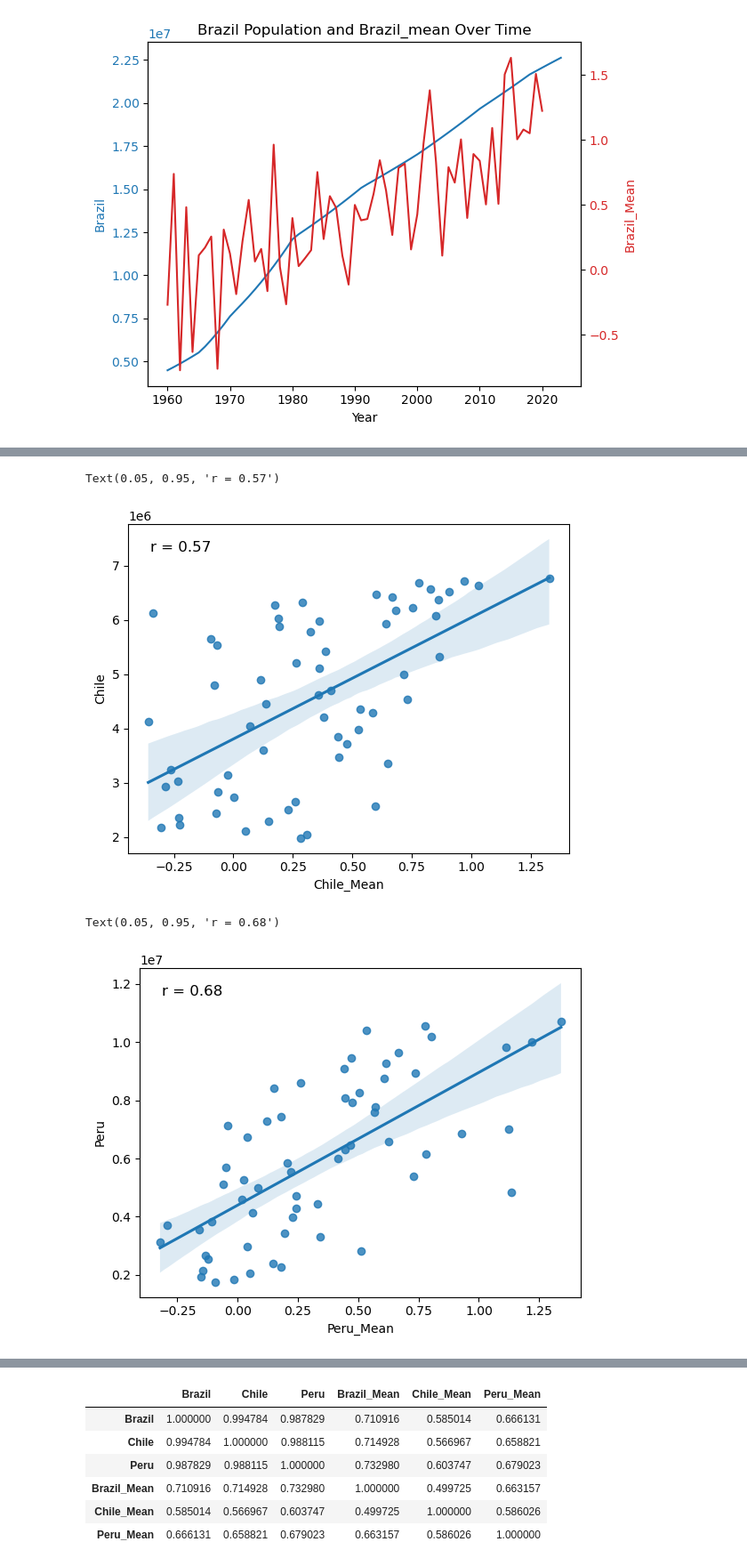
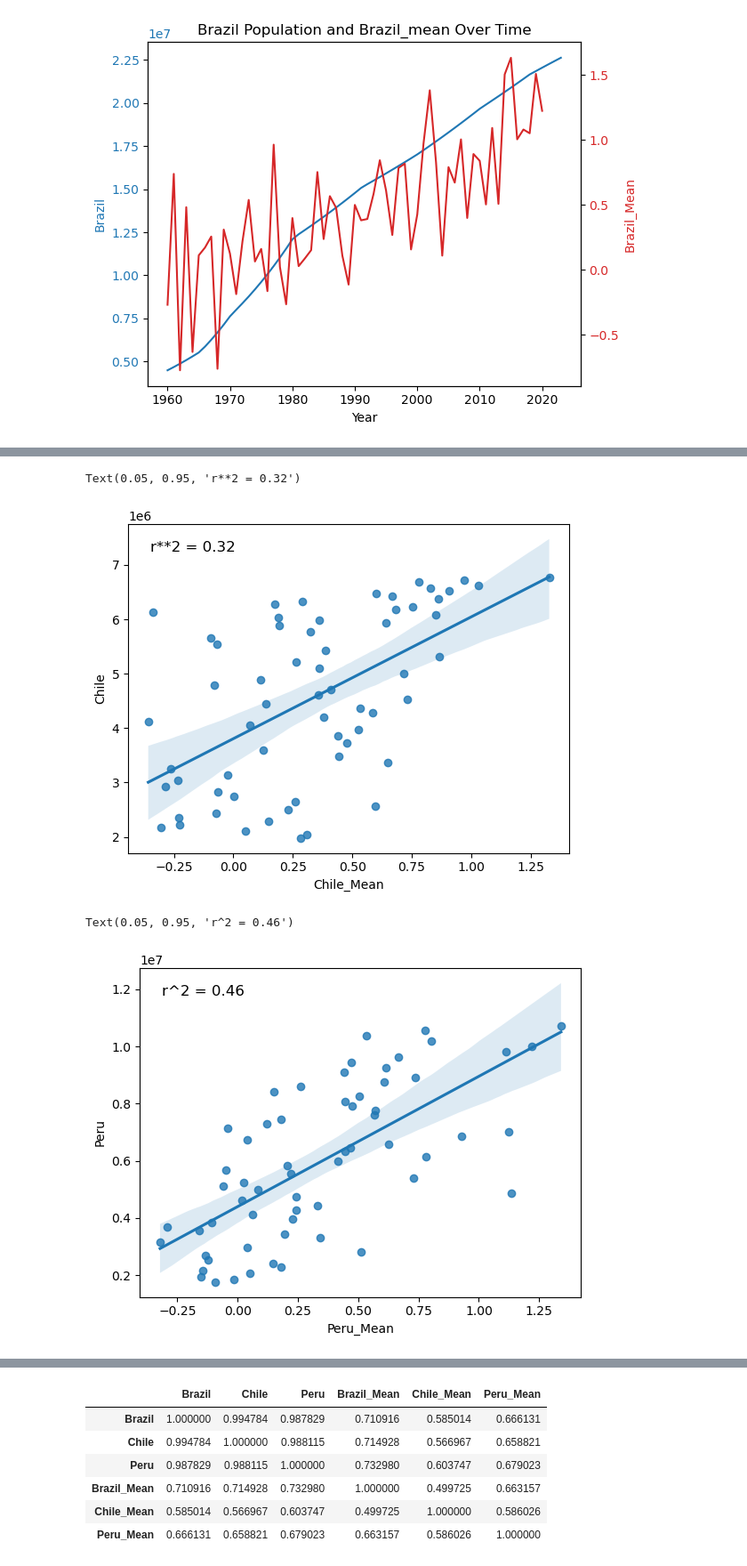
Before and after one commit to gowrath/Climate_EDA-SouthAmerica, a Jupyter notebook: TemperatureAndPopulation.ipynb, the cells around one changed output, grey strips where cells are left out. Shown at 89% size. Drawn from its saved outputs; the diff is of its cells as text; code cells hidden in the pictures.

```diff
--- a/TemperatureAndPopulation.ipynb
+++ b/TemperatureAndPopulation.ipynb
@@ -270,22 +270,22 @@ r = scipy.stats.pearsonr(x=pop_data_focus_clean['Chile'], y=pop_data_focus_clean
 
 sns.regplot(x='Chile_Mean', y='Chile', data=pop_data_focus)
 
-plt.text(0.05, 0.95, 'r = ' + str(round(r, 2)), transform=plt.gca().transAxes, fontsize=12, verticalalignment='top')
+plt.text(0.05, 0.95, 'r^2 = ' + str(round(r**2, 2)), transform=plt.gca().transAxes, fontsize=12, verticalalignment='top')
 # %% [output]
-Text(0.05, 0.95, 'r = 0.57')
+Text(0.05, 0.95, 'r**2 = 0.32')
-[figure, old version]
+[figure, new version]
 # %%
 pop_data_focus_clean = pop_data_focus.replace([np.inf, -np.inf], np.nan).dropna(subset=['Peru', 'Peru_Mean'])
 
 r = scipy.stats.pearsonr(x=pop_data_focus_clean['Peru'], y=pop_data_focus_clean['Peru_Mean'])[0]
 
 
 sns.regplot(x='Peru_Mean', y='Peru', data=pop_data_focus)
 
-plt.text(0.05, 0.95, 'r = ' + str(round(r, 2)), transform=plt.gca().transAxes, fontsize=12, verticalalignment='top')
+plt.text(0.05, 0.95, 'r^2 = ' + str(round(r**2, 2)), transform=plt.gca().transAxes, fontsize=12, verticalalignment='top')
 # %% [output]
-Text(0.05, 0.95, 'r = 0.68')
+Text(0.05, 0.95, 'r^2 = 0.46')
-[figure, old version]
+[figure, new version]
 # %%
 sns.barplot(x='year', y='Brazil_Mean', data=pop_data_focus)
 
```
Also changed, not shown: parts of 1 cell of this notebook.
